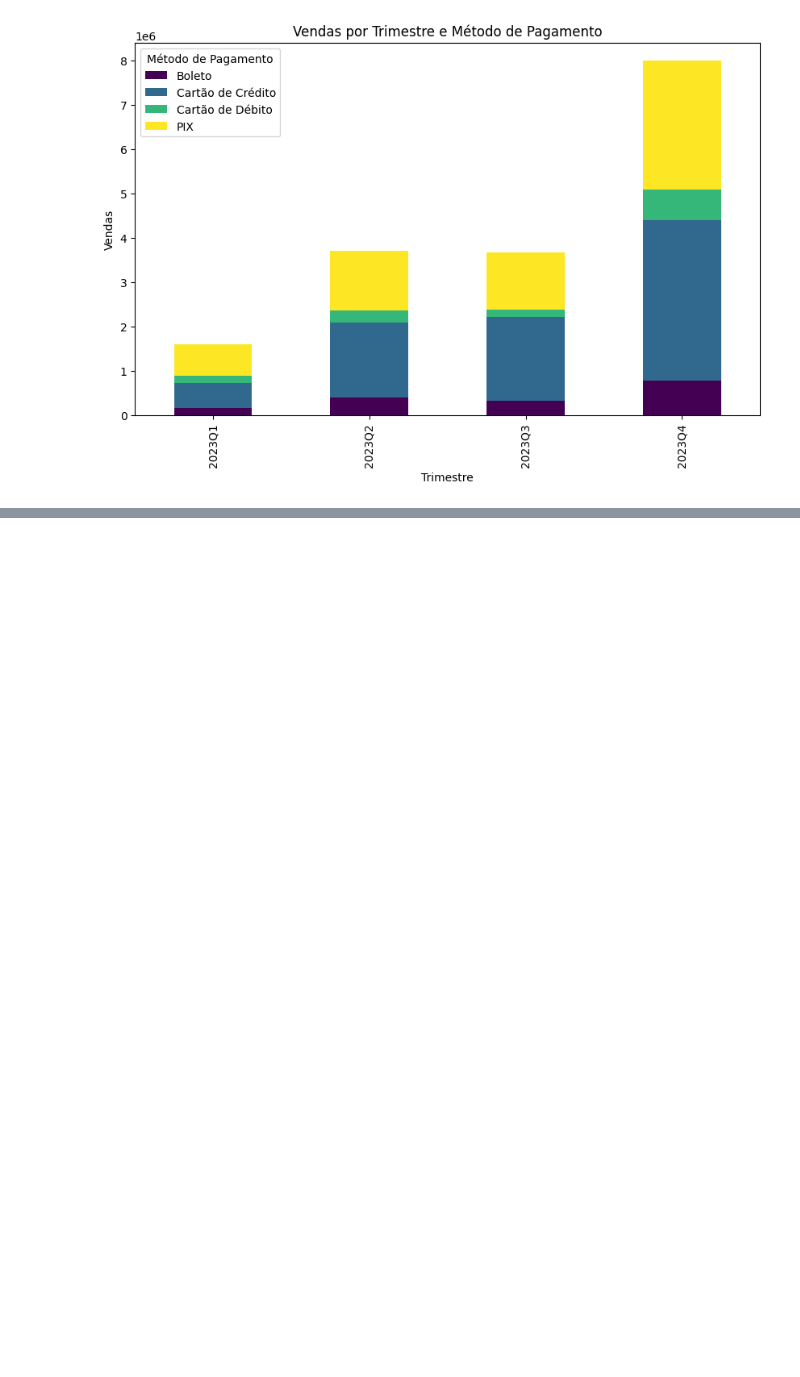
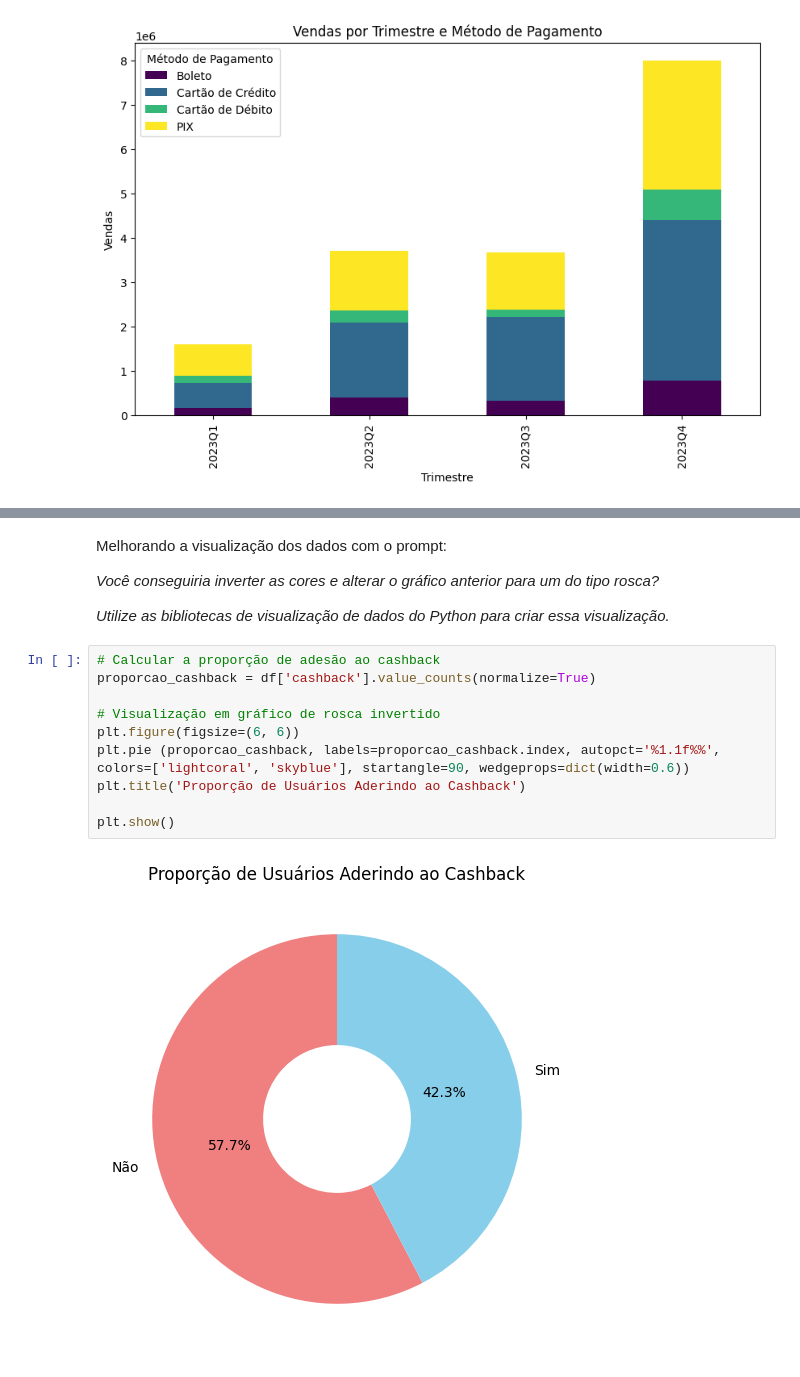
Before and after one commit to biellrodri/data-science-alura, a Jupyter notebook: formação-ETL/projeto-zoop-varejista/ecommerce.ipynb, the cells around one changed output, grey strips where cells are left out. Cells and saved outputs as stored; diff of their text form; blank space fills up the shorter version.

```diff
--- a/formação-ETL/projeto-zoop-varejista/ecommerce.ipynb
+++ b/formação-ETL/projeto-zoop-varejista/ecommerce.ipynb
@@ -516,0 +538,18 @@ plt.show()
+# %% [markdown]
+Melhorando a visualização dos dados com o prompt:
+
+*Você conseguiria inverter as cores e alterar o gráfico anterior para um do tipo rosca?*
+
+*Utilize as bibliotecas de visualização de dados do Python para criar essa visualização.*
+# %%
+# Calcular a proporção de adesão ao cashback
+proporcao_cashback = df['cashback'].value_counts(normalize=True)
+
+# Visualização em gráfico de rosca invertido
+plt.figure(figsize=(6, 6))
+plt.pie (proporcao_cashback, labels=proporcao_cashback.index, autopct='%1.1f%%', colors=['lightcoral', 'skyblue'], startangle=90, wedgeprops=dict(width=0.6))
+plt.title('Proporção de Usuários Aderindo ao Cashback')
+
+plt.show()
+# %% [output]
+[figure, added]
```
Also changed, not shown: parts of 3 cells of this notebook.
